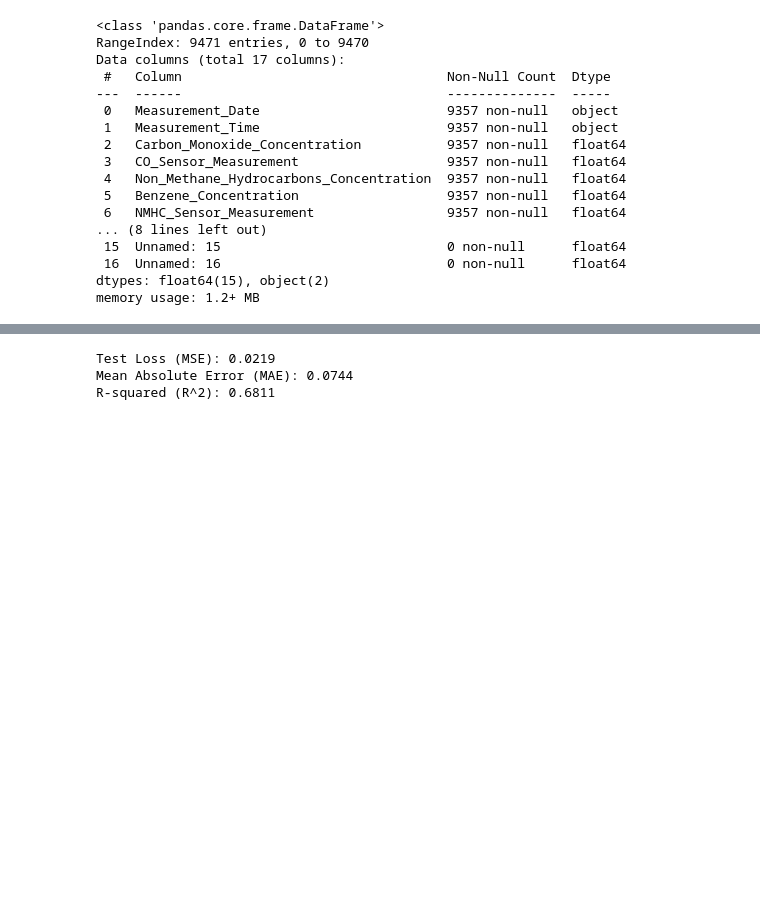
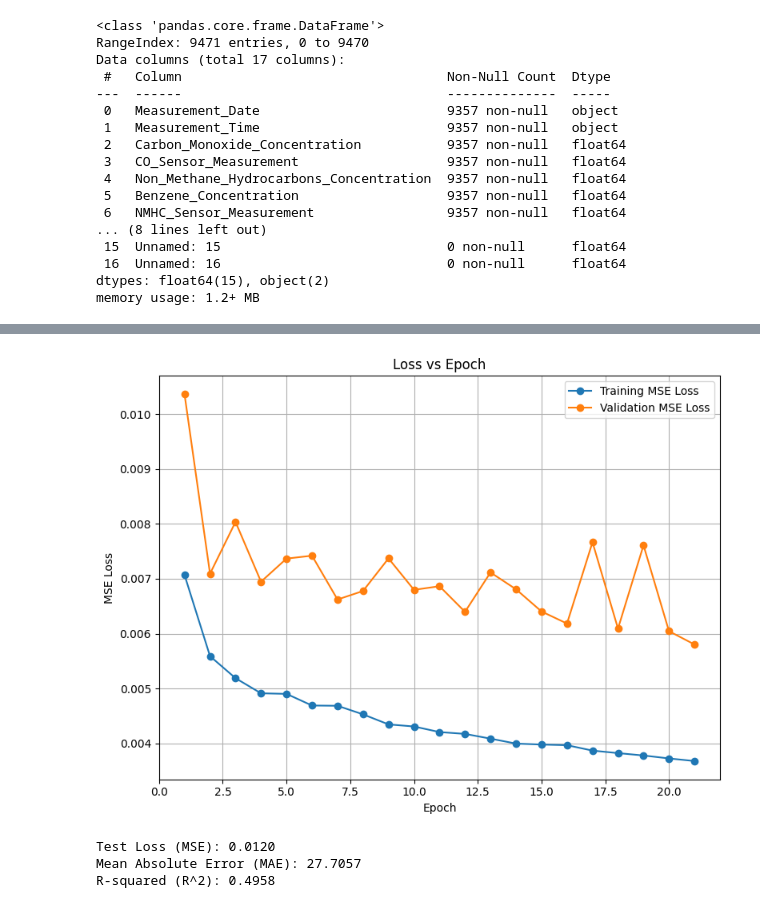
Before and after one commit to abeyyoseph/OtherProjects, a Jupyter notebook: AirQualityTimeSeriesForecasting/AirQualityPredictionLSTMvsGRU.ipynb, the cells around one changed output, grey strips where cells are left out. Saved outputs shown, nothing was run; the diff lists cells and outputs as text; code cells hidden in the pictures; blank space fills up the shorter version.

```diff
--- a/AirQualityTimeSeriesForecasting/AirQualityPredictionLSTMvsGRU.ipynb
+++ b/AirQualityTimeSeriesForecasting/AirQualityPredictionLSTMvsGRU.ipynb
@@ -82,7 +84,7 @@ dtypes: float64(13), object(2)
 memory usage: 1.1+ MB
 # %%
 # Isolate the numerical data columns
-numerical_data = data.iloc[:, 2:14]
+numerical_data = data.iloc[:, 2:15]
 
 # The dataset notes that some measurements may be recorded as -200, indicating missing or invalid data points. I will remove
 # any -200 values and replace them with the mean value in the column.
@@ -99,7 +101,7 @@ class GRUModel(nn.Module):
         self.hidden_size = hidden_size
         self.num_layers = num_layers
         # The GRU layer processes input sequences and produces outputs and hidden states for each time step.
-        self.gru = nn.GRU(input_size, hidden_size, num_layers, batch_first=True, dropout=dropout)
+        self.gru = nn.GRU(input_size, hidden_size, num_layers, batch_first=True, dropout=dropout if num_layers > 1 else 0.0)
         # A fully connected (linear) layer that maps the output of the GRU to the desired output size.
         self.fc = nn.Linear(hidden_size, output_size)
 
@@ -114,7 +116,7 @@ class LSTMModel(nn.Module):
         super(LSTMModel, self).__init__()
 
         # LSTM Layer
-        self.lstm = nn.LSTM(input_size, hidden_size, num_layers, batch_first=True, dropout=dropout)
+        self.lstm = nn.LSTM(input_size, hidden_size, num_layers, batch_first=True, dropout=dropout if num_layers > 1 else 0.0)
 
         # Fully connected layer to map from hidden_size to output_size (3)
         self.fc = nn.Linear(hidden_size, output_size)
@@ -162 +167,16 @@ train_dataset, val_dataset, test_dataset = random_split(
+# %%
+# Setup hyperparameters
+input_size = 12  # Each time step has 12 input features
+hidden_size = [16, 24, 32]  # Number of LSTM/GRU hidden units
+output_size = 1  # Predicting NO2 concentration
+num_layers = [1, 2] #[1, 2, 3] # Number of layers in the LSTM/GRU
+learning_rate = 0.001
+num_epochs = 75
+dropout = 0.4
+weight_decay = 0.01  # L2 regularization strength
+batch_size = [4, 6, 8] #[4, 8, 12]
+criterion = nn.MSELoss()
+patience = 8  # Number of epochs with no improvement to wait before stopping
+
+device = torch.device("cuda" if torch.cuda.is_available() else "cpu")
 # %%
@@ -266,11 +270,30 @@ Early stopping at epoch 52
+# %%
+# Plot the loss and F1 score vs training epoch
+epochs = range(1, len(best_train_losses) + 1)
+
+plt.figure(figsize=(8, 6))
+plt.plot(epochs, best_train_losses, label='Training MSE Loss', marker='o')
+plt.plot(epochs, best_val_losses, label='Validation MSE Loss', marker='o')
+plt.title('Loss vs Epoch')
+plt.xlabel('Epoch')
+plt.ylabel('MSE Loss')
+plt.legend()
+plt.grid(True)
+plt.tight_layout()
+plt.show()
+# %% [output]
+[figure, added]
 # %%
 # Evaluate on test data with the best performing model from training/validation
-model = GRUModel(input_size=3, hidden_size=16, output_size=3, num_layers=1, dropout=0.2)
-model.load_state_dict(torch.load('best_model_GRUModel_hidden16_layers1_batch8.pth', weights_only=True))
+# Best model: GRUModel saved at epoch 21 with validation loss: 0.0058, hidden size: 32, num layers: 2, batch size: 8
+model = GRUModel(input_size=12, hidden_size=32, output_size=1, num_layers=2)
+model.load_state_dict(torch.load('best_model_GRUModel_hidden32_layers2_batch8.pth', weights_only=True))
 model.eval()
 test_loss = 0
 all_outputs = []
 all_targets = []
+
+test_loader = DataLoader(test_dataset, batch_size=8, drop_last=True)
 
 with torch.no_grad():
     for X_batch, y_batch in test_loader:
@@ -286,19 +309,35 @@ with torch.no_grad():
         test_loss += criterion(outputs, y_batch).item()
 
 test_loss /= len(test_loader)
+
 # Concatenate all outputs and targets
 all_outputs = np.concatenate(all_outputs, axis=0)
 all_targets = np.concatenate(all_targets, axis=0)
 
+# Use the scaler to transform the predictions/targets into their original distribution for metrics calculations
+scaler = joblib.load("scaler.pkl")
+feature_names = numerical_data.columns.tolist()
+target_idx = feature_names.index('Nitrogen_Dioxide_Concentration')
+
+# Create dummy array with zeros, then insert predictions into the correct column
+expanded_outputs = np.zeros((all_outputs.shape[0], len(feature_names)))
+expanded_outputs[:, target_idx] = all_outputs.squeeze()  # squeeze in case shape is (n, 1)
+expanded_targets = np.zeros((all_targets.shape[0], len(feature_names)))
+expanded_targets[:, target_idx] = all_targets.squeeze()
+inverse_targets = scaler.inverse_transform(expanded_targets)[:, target_idx]
+
+# Apply inverse transform
+inverse_preds = scaler.inverse_transform(expanded_outputs)[:, target_idx]
+
 # Compute additional metrics
-mae = mean_absolute_error(all_targets, all_outputs)
-r2 = r2_score(all_targets, all_outputs)
+mae = mean_absolute_error(inverse_targets, inverse_preds)
+r2 = r2_score(inverse_targets, inverse_preds)
 
 print(f'Test Loss (MSE): {test_loss:.4f}')
 print(f'Mean Absolute Error (MAE): {mae:.4f}')
 print(f'R-squared (R^2): {r2:.4f}')
 # %% [output]
-Test Loss (MSE): 0.0219
-Mean Absolute Error (MAE): 0.0744
-R-squared (R^2): 0.6811
+Test Loss (MSE): 0.0120
+Mean Absolute Error (MAE): 27.7057
+R-squared (R^2): 0.4958
 # %%
```
Also changed, not shown: parts of 5 cells of this notebook.
